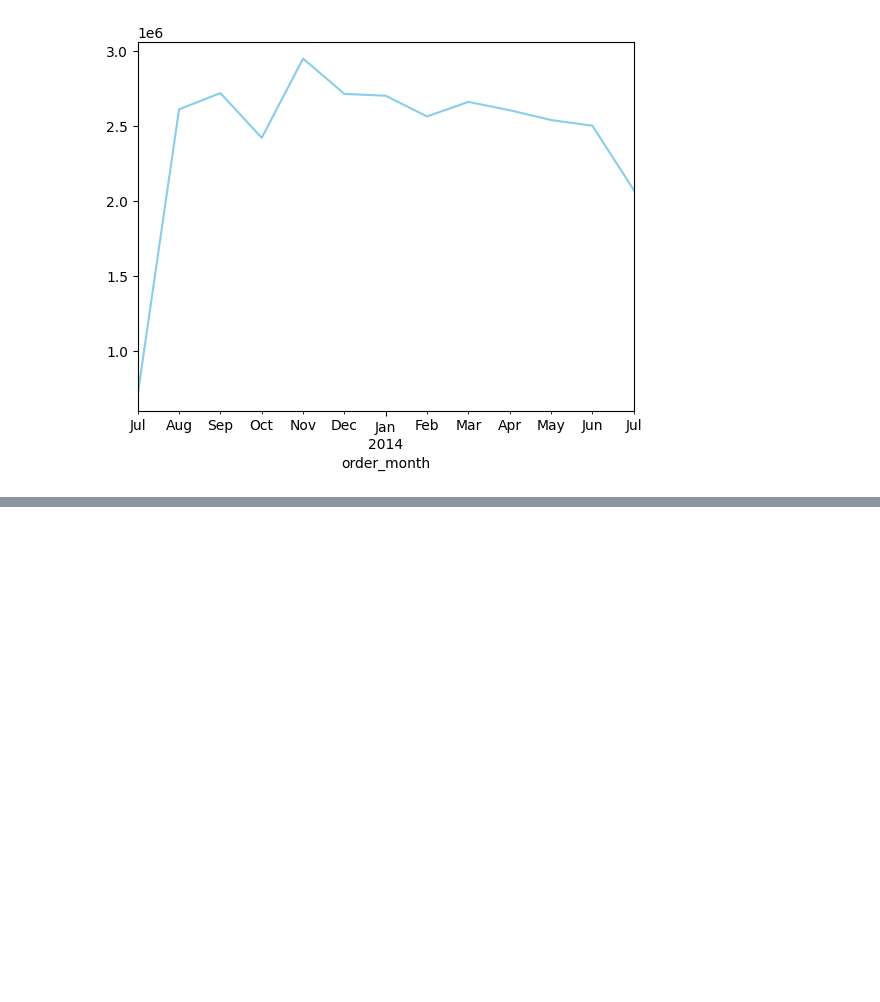
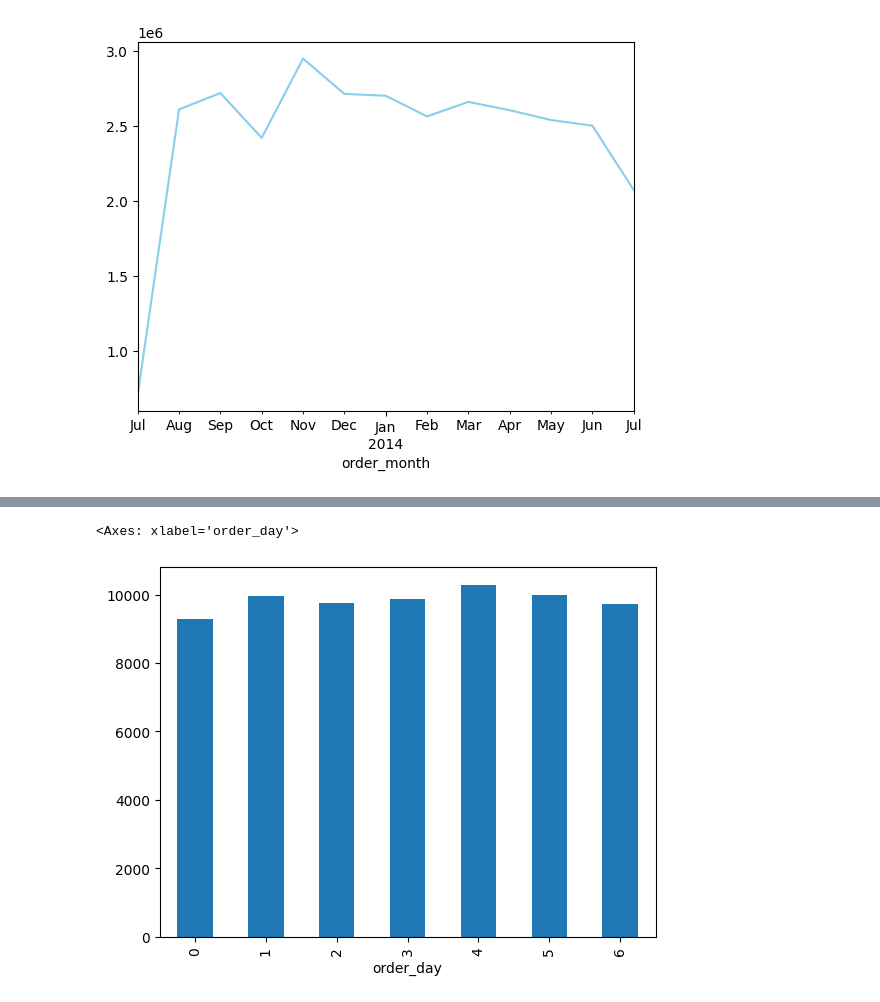
Before and after one commit to JoselineQM/datapath_python, a Jupyter notebook: Clase_4/retail_visualiacion.ipynb, the cells around one changed output, grey strips where cells are left out. Cells and saved outputs as stored; diff of their text form; code cells hidden in the pictures; blank space fills up the shorter version.

```diff
--- a/Clase_4/retail_visualiacion.ipynb
+++ b/Clase_4/retail_visualiacion.ipynb
@@ -122,0 +133,11 @@ res.plot(kind='line', color = 'skyblue')
+# %%
+# Numero de pedidos por día de la semana
+orders_df['order_day'] = orders_df['order_date'].dt.dayofweek
+numero_pedidos = orders_df.groupby('order_day')['order_id'].count()
+
+numero_pedidos.head()
+
+numero_pedidos.plot(kind='bar')
+# %% [output]
+<Axes: xlabel='order_day'>
+[figure, added]
```
Also changed, not shown: parts of 2 cells of this notebook.
